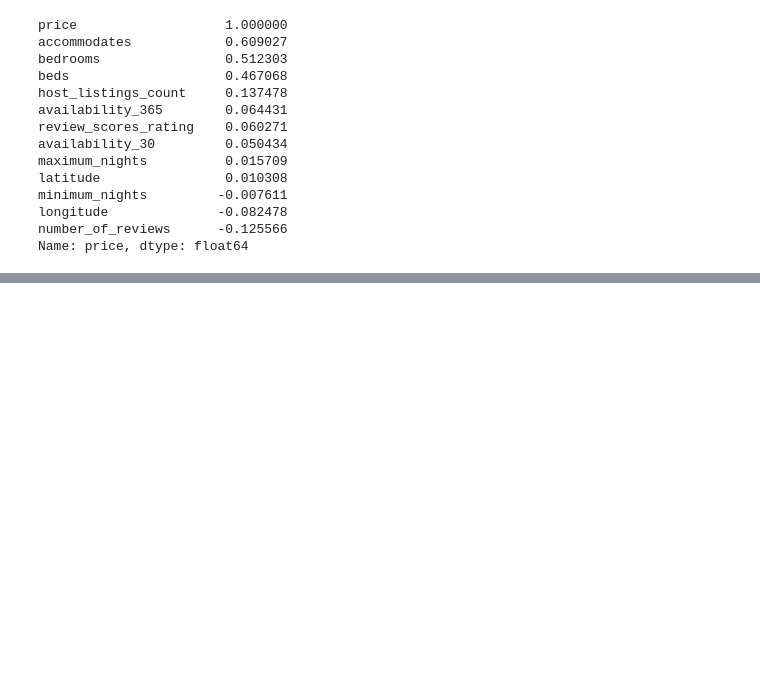
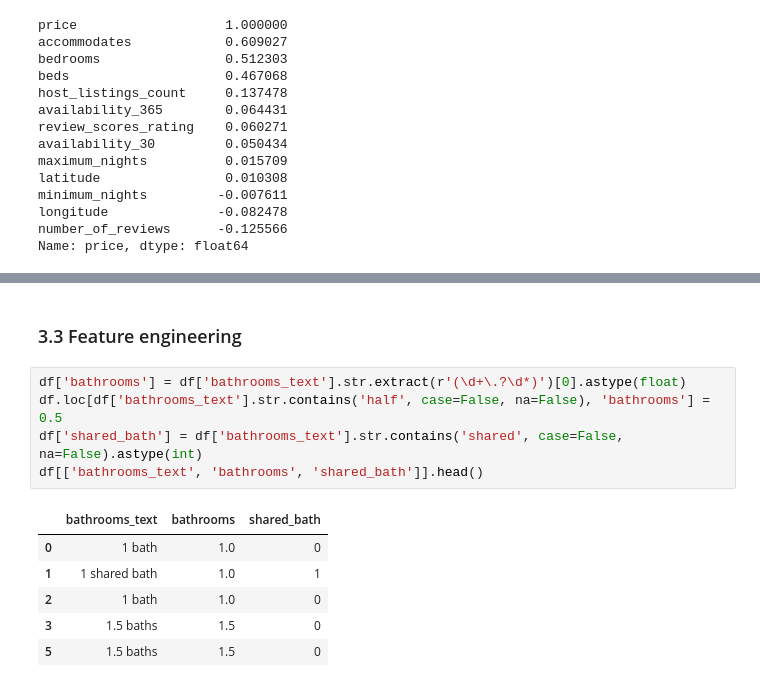
Before and after one commit to salimovazizbek-bit/london-airbnb-price-prediction, a Jupyter notebook: airbnb_price_prediction.ipynb, the cells around one changed output, grey strips where cells are left out. Saved outputs shown, nothing was run; the diff lists cells and outputs as text; blank space fills up the shorter version.

```diff
--- a/airbnb_price_prediction.ipynb
+++ b/airbnb_price_prediction.ipynb
@@ -273,0 +312,14 @@ Name: price, dtype: float64
+# %% [markdown]
+### 3.3 Feature engineering
+# %%
+df['bathrooms'] = df['bathrooms_text'].str.extract(r'(\d+\.?\d*)')[0].astype(float)
+df.loc[df['bathrooms_text'].str.contains('half', case=False, na=False), 'bathrooms'] = 0.5
+df['shared_bath'] = df['bathrooms_text'].str.contains('shared', case=False, na=False).astype(int)
+df[['bathrooms_text', 'bathrooms', 'shared_bath']].head()
+# %% [output]
+|  | bathrooms_text | bathrooms | shared_bath |
+| 0 | 1 bath | 1.0 | 0 |
+| 1 | 1 shared bath | 1.0 | 1 |
+| 2 | 1 bath | 1.0 | 0 |
+| 3 | 1.5 baths | 1.5 | 0 |
+| 5 | 1.5 baths | 1.5 | 0 |
```
Also changed, not shown: parts of 16 cells of this notebook, 1 other file.
